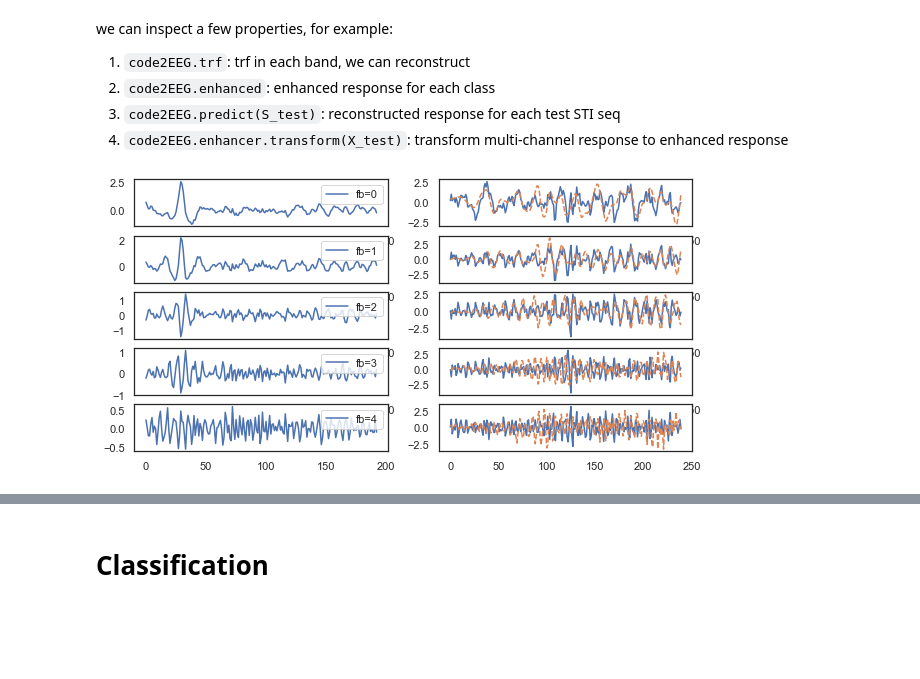
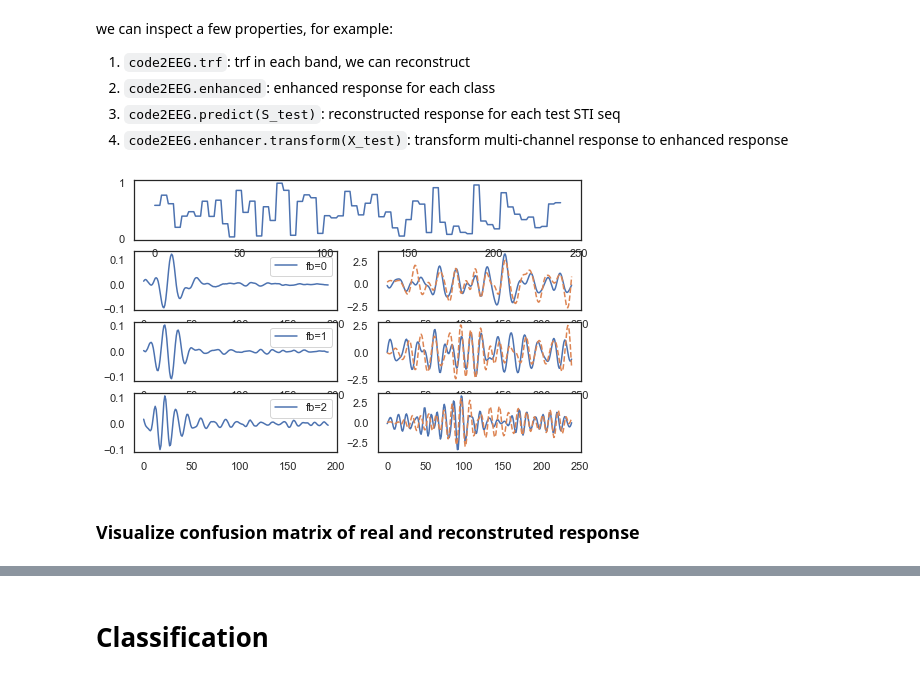
Before and after one commit to shinanlin/WN-BCI, a Jupyter notebook: analysis/Code2EEG.ipynb, the cells around one changed output, grey strips where cells are left out. Saved outputs shown, nothing was run; the diff lists cells and outputs as text; code cells hidden in the pictures; blank space fills up the shorter version.

```diff
--- a/analysis/Code2EEG.ipynb
+++ b/analysis/Code2EEG.ipynb
@@ -21,7 +20,7 @@ winLENs = np.arange(0.2, 1, step=.2)
 with open(dir, "rb") as fp:
     wholeset = pickle.load(fp)
 
-sub = wholeset[2]
+sub = wholeset[-1]
 
 chnNames = ['PZ', 'PO5', 'POZ', 'PO4', 'PO6', 'O1', 'OZ','O2']
 chnINX = [sub['channel'].index(i) for i in chnNames]
@@ -43,8 +42,9 @@ srate = 240
 winLEN = 1
 classNUM = 160
 tmin, tmax = 0, .8
+n_band = 3
 # penalty
-p = 0.98
+p = 0.9
 # %% [markdown]
 ## Split dataset
 # %%
@@ -54,7 +54,7 @@ y_ = np.stack(y[y == i] for i in np.unique(y))
 
 # split conditions
 from sklearn.model_selection import train_test_split
-X_train, X_test, y_train, y_test = train_test_split(X_, y_,test_size=0.9,random_state=253)
+X_train, X_test, y_train, y_test = train_test_split(X_, y_,test_size=0.5,random_state=253)
 
 X_train,X_test = np.concatenate(X_train, axis=0), np.concatenate(X_test, axis=0)
 y_train,y_test = np.concatenate(y_train, axis=0), np.concatenate(y_test, axis=0)
@@ -71,5 +71,5 @@ You can start the model by `Code2EEG().fit()`.
     * $y$: Event labels, shape as $epoch \times 1$
 # %%
 from forwardModeling import Code2EEG
-code2EEG = Code2EEG(srate=srate,winLEN=winLEN,tmin=tmin,tmax=tmax,S=(S,np.unique(y)),estimator=p,padding=True)
+code2EEG = Code2EEG(srate=srate,winLEN=winLEN,tmin=tmin,tmax=tmax,S=(S,np.unique(y)),estimator=p,padding=True,n_band=n_band,component=1)
 code2EEG.fit(X_train,y_train)
@@ -86,16 +88,25 @@ we can inspect a few properties, for example:
 3. `code2EEG.predict(S_test)`: reconstructed response for each test STI seq
 4. `code2EEG.enhancer.transform(X_test)`: transform multi-channel response to enhanced response
 # %%
-inx = 1
+inx = 2
 sns.set_theme(style='white')
 
-f, axs = plt.subplots(nrows=5, ncols=2, figsize=(10, 5))
+f, axs = plt.subplots(nrows=n_band+1, ncols=2, figsize=(8, 5))
 
-for i, ax in enumerate(axs):
+gs = axs[0,0].get_gridspec()
+# remove the underlying axes
+for ax in axs[0, :]:
+    ax.remove()
+axbig = f.add_subplot(gs[0, :])
+axbig.plot(S[inx])
+
+for i, ax in enumerate(axs[1:]):
 
     ax[0].plot(code2EEG.trf[i], label='fb=%s' % i)
     ax[1].plot(R[inx][i].T)
     ax[1].plot(R_[inx][i].T, linestyle='dashed')
     ax[0].legend(loc='upper right')
 # %% [output]
-[figure, old version]
+[figure, new version]
+# %% [markdown]
+### Visualize confusion matrix of real and reconstruted response
```
Also changed, not shown: parts of 13 cells of this notebook, 11 other files.
